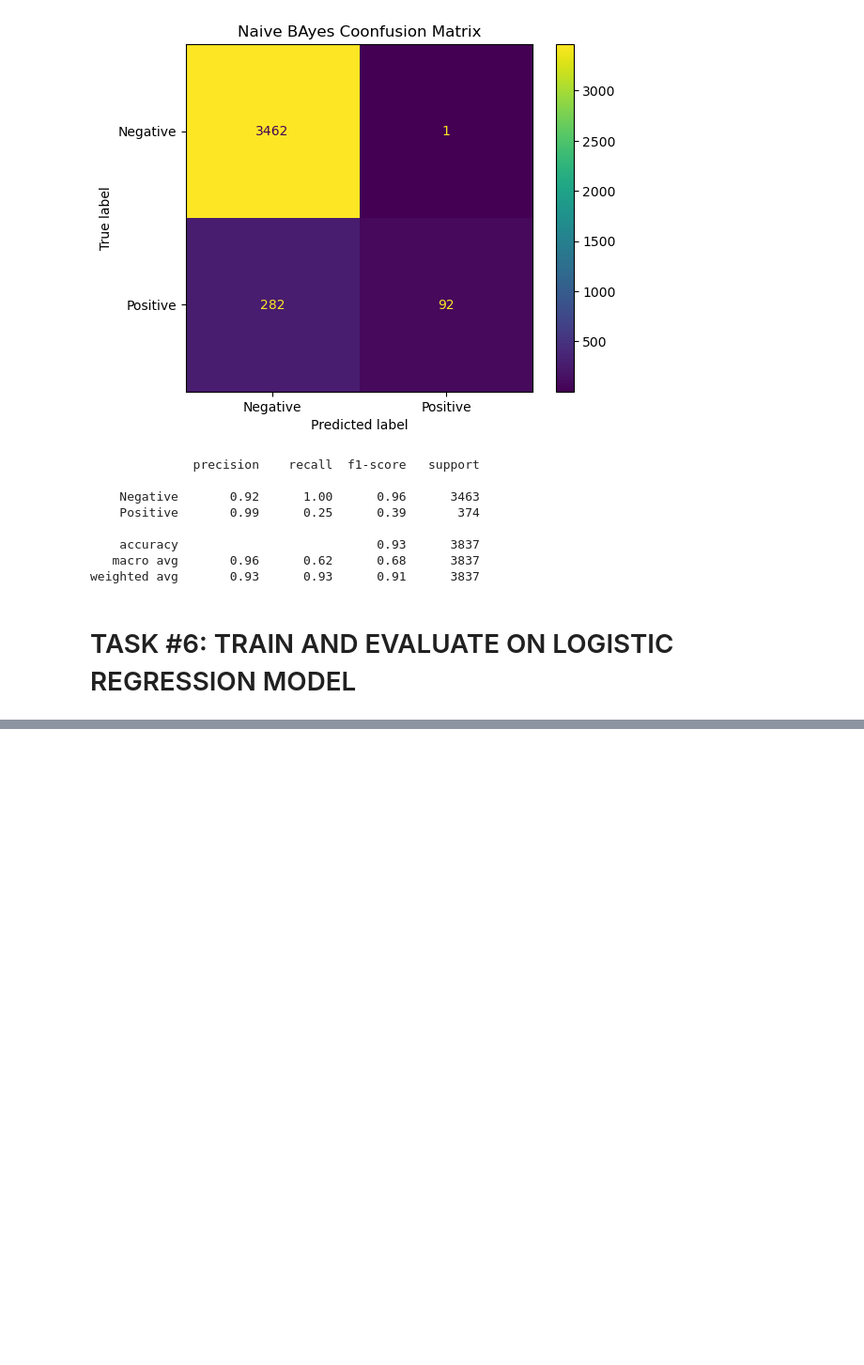
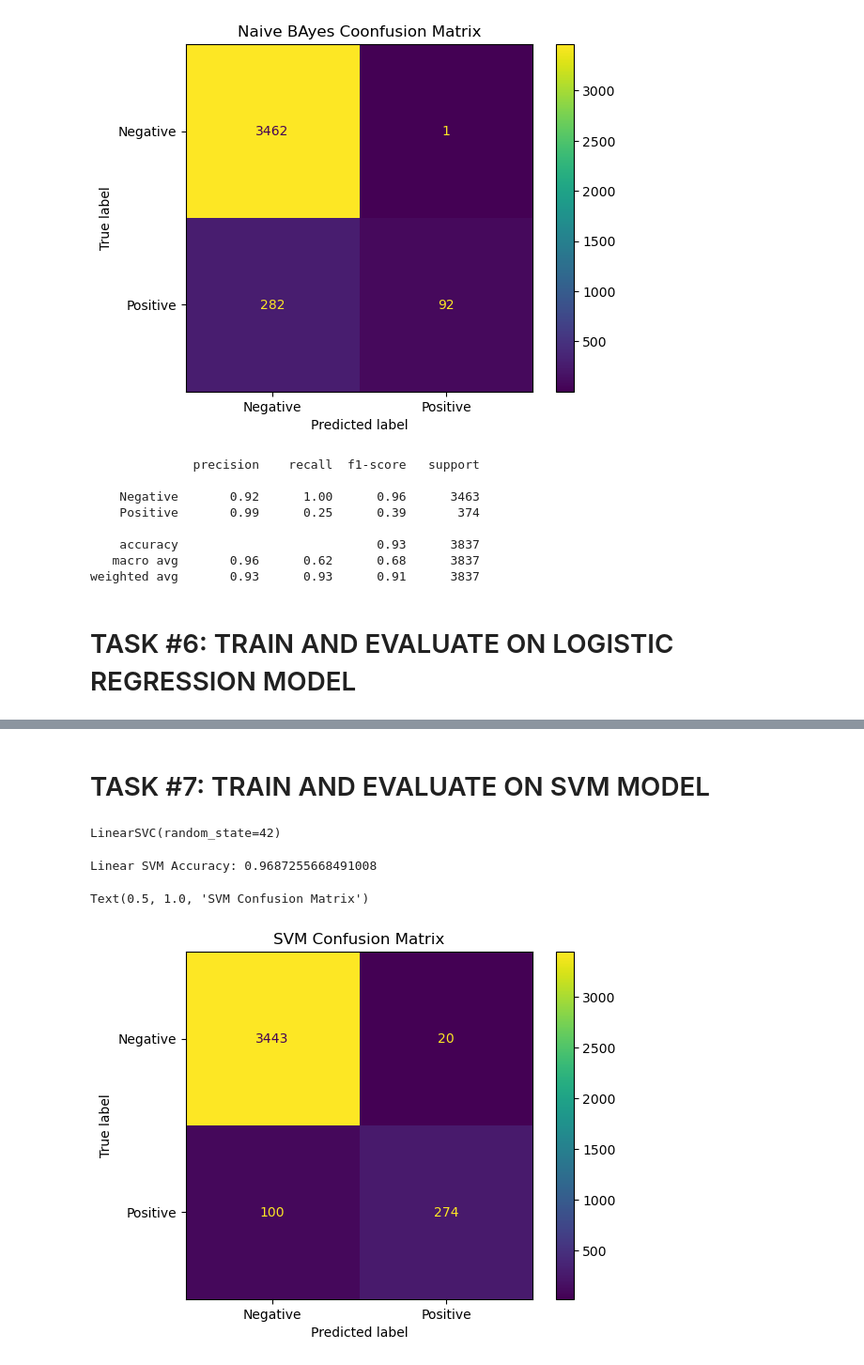
Before and after one commit to ranjansinghds/Bank-Customer-Review-Sentiment-Analysis-Project, a Jupyter notebook: Bank_Customer_Review_Department_Project.ipynb, the cells around one changed output, grey strips where cells are left out. Shown at 94% size. Saved outputs shown, nothing was run; the diff lists cells and outputs as text; code cells hidden in the pictures; blank space fills up the shorter version.

```diff
--- a/Bank_Customer_Review_Department_Project.ipynb
+++ b/Bank_Customer_Review_Department_Project.ipynb
@@ -432,0 +492,2 @@ weighted avg       0.93      0.93      0.91      3837
+# %% [markdown]
+# TASK #7: TRAIN AND EVALUATE ON SVM MODEL
@@ -432,0 +496,21 @@ weighted avg       0.93      0.93      0.91      3837
+# %%
+svm_model = LinearSVC(random_state=42)
+# %%
+svm_model.fit(X_train_tfidf, y_train)
+# %% [output]
+LinearSVC(random_state=42)
+# %%
+svm_pred = svm_model.predict(X_test_tfidf)
+# %%
+svm_accuracy = accuracy_score(y_test, svm_pred)
+print('Linear SVM Accuracy:', svm_accuracy)
+# %% [output]
+Linear SVM Accuracy: 0.9687255668491008
+# %%
+cm = confusion_matrix(y_test, svm_pred)
+disp = ConfusionMatrixDisplay(confusion_matrix=cm, display_labels=['Negative', 'Positive'])
+disp.plot()
+plt.title('SVM Confusion Matrix')
+# %% [output]
+Text(0.5, 1.0, 'SVM Confusion Matrix')
+[figure, added]
```
Also changed, not shown: parts of 34 cells of this notebook.
